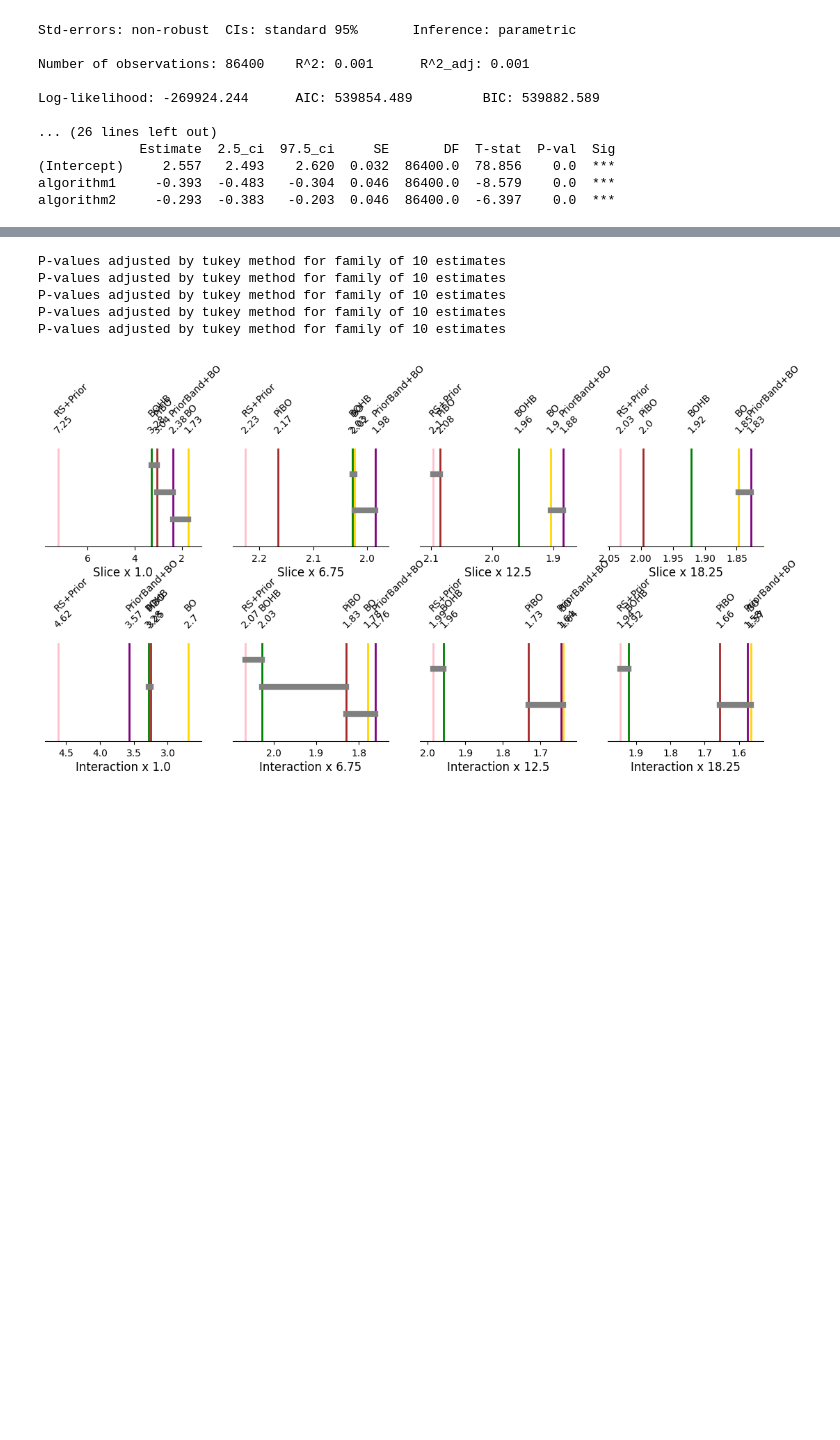
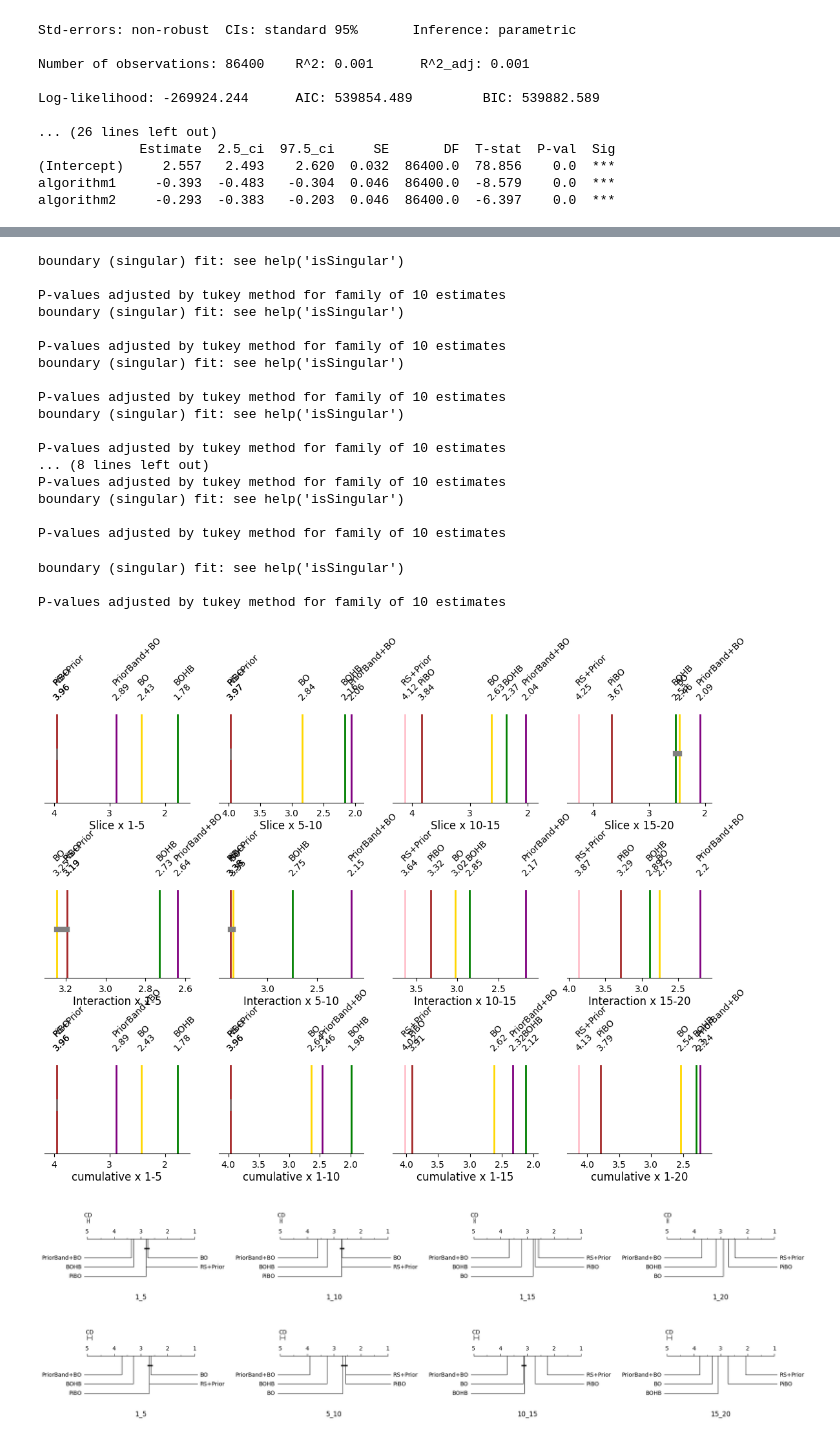
Before and after one commit to automl-private/significance_analysis, a Jupyter notebook: Thesis/time_slicing.ipynb, the cells around one changed output, grey strips where cells are left out. Saved outputs shown, nothing was run; the diff lists cells and outputs as text; code cells hidden in the pictures; blank space fills up the shorter version.

```diff
--- a/Thesis/time_slicing.ipynb
+++ b/Thesis/time_slicing.ipynb
@@ -1,6 +1,9 @@
 # %%
 import models
-from models import combine_bench_prior, load_priorband_data,add_rel_ranks,rename_algos,create_incumbent, model, create_cd_cluster
+from models import model, create_cd_cluster
+from dataset_management import get_dataset, convert_to_autorank
+from autorank import autorank, create_report, plot_stats
+import matplotlib.pyplot as plt
 import pandas as pd
 import numpy as np
 
@@ -11,8 +14,7 @@ algos=["pb_mutation_dynamic_geometric-default-at-target","random_search","hyperb
 benchmarks=["jahs_cifar10","jahs_colorectal_histology","jahs_fashion_mnist","lcbench-126026","lcbench-167190","lcbench-168330","lcbench-168910","lcbench-189906","cifar100_wideresnet_2048","imagenet_resnet_512","lm1b_transformer_2048","translatewmt_xformer_64"]
 label_dict={'random_search': 'RS', 'hyperband': 'HB', 'pb_mutation_dynamic_geometric-default-at-target': 'PB', 'jahs_cifar10': 'JAHS-C10', 'jahs_colorectal_histology': 'JAHS-CH', 'jahs_fashion_mnist': 'JAHS-FM', 'lcbench-126026': 'LC-126026', 'lcbench-167190': 'LC-167190', 'lcbench-168330': 'LC-168330', 'lcbench-168910': 'LC-168910', 'lcbench-189906': 'LC-189906', 'cifar100_wideresnet_2048': 'PD1-Cifar100', 'imagenet_resnet_512': 'PD1-ImageNet', 'lm1b_transformer_2048': 'PD1-LM1B', 'translatewmt_xformer_64': 'PD1-WMT',"random_search_prior":"RS+Prior","bo":"BO","pibo":"PiBO","bohb":"BOHB","priorband_bo":"PB+BO"}
 
-data=pd.read_parquet("priorband_benchPrior_relRanks_f24_meta.parquet")
-# data=pd.read_parquet("pibo_benchPrior_relRanks_f24_meta.parquet")
+data=get_dataset(dataset_name="fig5_24_at25_bad_intsteps")
 # %%
 from pymer4 import Lmer,Lm
 loss="value"
@@ -98,32 +140,83 @@ P-values adjusted by tukey method for family of 10 estimates
 # %%
-loss="value"
-data_bad=data.loc[data[benchmark].str.contains("bad")]
-time_slices=list(np.linspace(1,24,5).round(2))
+loss="rel_rank"
+data=data=get_dataset(dataset_name="fig7_24_at25_bad_intsteps")
+data_t=data.loc[data[benchmark].str.contains("bad")]
+time_slices=[1,5,10,15,20]#list(np.linspace(1,24,5).round(2))
 data_slices=[]
 labels=[]
 result_cluster={"Slice":{}}
 for t_n,t in enumerate(time_slices[:-1]):
-    labels.append(f"{t}_{time_slices[t_n+1]}")
-    data_slices.append(data_bad.loc[(data_bad[time]>=t)&(data_bad[time]<time_slices[t_n+1]+0.1)])
+    labels.append(f"{t}-{time_slices[t_n+1]}")
+    data_slices.append(data_t.loc[(data_t[time]>=t)&(data_t[time]<time_slices[t_n+1]+0.1)])
     post_hocs=model(formula=f"{loss}~{algorithm}+(1|{benchmark})",data=data_slices[-1]).post_hoc(marginal_vars=algorithm)
-    result_cluster["Slice"][t]=post_hocs
+    result_cluster["Slice"][f"{t}-{time_slices[t_n+1]}"]=post_hocs
 data_binned=data
 data_binned[f"{time}_bins"] = pd.cut(
             data[time],
             bins=time_slices,
             labels=labels,
             include_lowest=True,
             right=True,
         ).astype(str)
 post_hocs=model(formula=f"{loss}~{algorithm}+ {time}_bins + {algorithm}:{time}_bins +(1|{benchmark})",data=data_binned,factor=f"{time}_bins").post_hoc(marginal_vars=algorithm, grouping_vars=f"{time}_bins")
 result_cluster["Interaction"]={}
 for t in labels:
     result_cluster["Interaction"][t]=(post_hocs[0].query(f"{time}_bins == '{t}'"),post_hocs[1].query(f"{time}_bins == '{t}'"))
-create_cd_cluster(result_cluster)
+
+result_cluster["cumulative"]={}
+data_inc_bins={}
+for s_n,slice in enumerate(time_slices[:-2]):
+    data_inc_bins[slice]=data_t
+    new_slices=[time_slices[0]]+time_slices[s_n+1:]
+    new_labels=[f"{time_slices[0]}-{time_slices[s_n+1]}"]+labels[s_n+1:]
+    data_inc_bins[slice][f"{time}_bins"] = pd.cut(
+                data_inc_bins[slice][time],
+                bins=new_slices,
+                labels=new_labels,
+                include_lowest=True,
+                right=True,
+            ).astype(str)
+    post_hocs=model(formula=f"{loss}~{algorithm}+ {time}_bins + {algorithm}:{time}_bins +(1|{benchmark})",data=data_inc_bins[slice],factor=f"{time}_bins").post_hoc(marginal_vars=algorithm, grouping_vars=f"{time}_bins")
+    result_cluster["cumulative"][new_labels[0]]=(post_hocs[0].query(f"{time}_bins == '{new_labels[0]}'"),post_hocs[1].query(f"{time}_bins == '{new_labels[0]}'"))
+result_cluster["cumulative"][f"{time_slices[0]}-{time_slices[-1]}"]=model(formula=f"{loss}~{algorithm}+(1|{benchmark})",data=data_t).post_hoc(marginal_vars=algorithm)
+
+fig,axes = create_cd_cluster(result_cluster, show=False)
+fig_top,axes_top= plt.subplots(
+        1,len(axes[0]),figsize=(max(fig.get_figwidth(),6*len(axes[0])),fig.get_figheight()/len(axes[0])))
+fig_bot,axes_bot= plt.subplots(
+        1,len(axes[0]),figsize=(max(fig.get_figwidth(),6*len(axes[0])),fig.get_figheight()/len(axes[0])))
+autorank_results={}
+for ax_n,ax in enumerate(axes_top):
+    autorank_data=convert_to_autorank(data.loc[data["used_fidelity"]<=time_slices[ax_n+1]])
+    autorank_results[f"1_{time_slices[ax_n+1]}"]=autorank(autorank_data)
+    ax=plot_stats(autorank_results[f"1_{time_slices[ax_n+1]}"],ax=ax,allow_insignificant=True)
+    ax.set_title(f"1_{time_slices[ax_n+1]}", pad=0, y=-0.18)
+    autorank_data=convert_to_autorank(data.loc[(data["used_fidelity"]>=time_slices[ax_n+1])&(data["used_fidelity"]<=time_slices[ax_n+1])])
+    autorank_results[f"{time_slices[ax_n]}_{time_slices[ax_n+1]}"]=autorank(autorank_data)
+    axes_bot[ax_n]=plot_stats(autorank_results[f"{time_slices[ax_n]}_{time_slices[ax_n+1]}"],ax=axes_bot[ax_n],allow_insignificant=True)
+    axes_bot[ax_n].set_title(f"{time_slices[ax_n]}_{time_slices[ax_n+1]}", pad=0, y=-0.18)
+plt.show()
 # %% [output]
+boundary (singular) fit: see help('isSingular')
+
 P-values adjusted by tukey method for family of 10 estimates
+boundary (singular) fit: see help('isSingular')
+
 P-values adjusted by tukey method for family of 10 estimates
+boundary (singular) fit: see help('isSingular')
+
 P-values adjusted by tukey method for family of 10 estimates
+boundary (singular) fit: see help('isSingular')
+
 P-values adjusted by tukey method for family of 10 estimates
+... (8 lines left out)
 P-values adjusted by tukey method for family of 10 estimates
+boundary (singular) fit: see help('isSingular')
+
+P-values adjusted by tukey method for family of 10 estimates
+boundary (singular) fit: see help('isSingular')
+
+P-values adjusted by tukey method for family of 10 estimates
-[figure, old version]
+[figure, new version]
+[figure, added]
+[figure, added]
```
Also changed, not shown: parts of 1 cell of this notebook, 15 other files.
